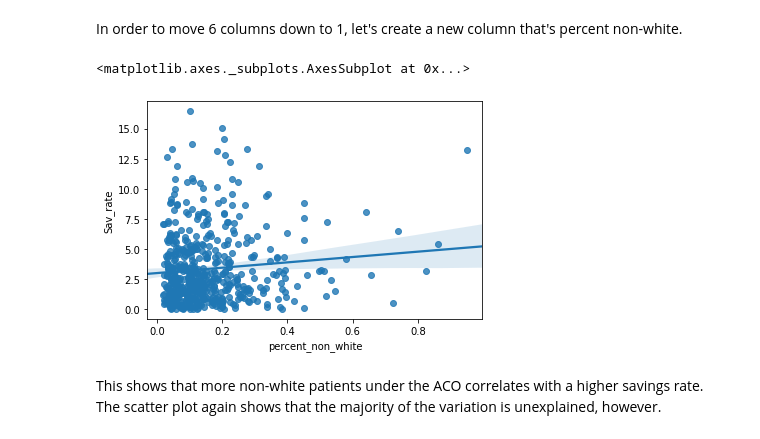
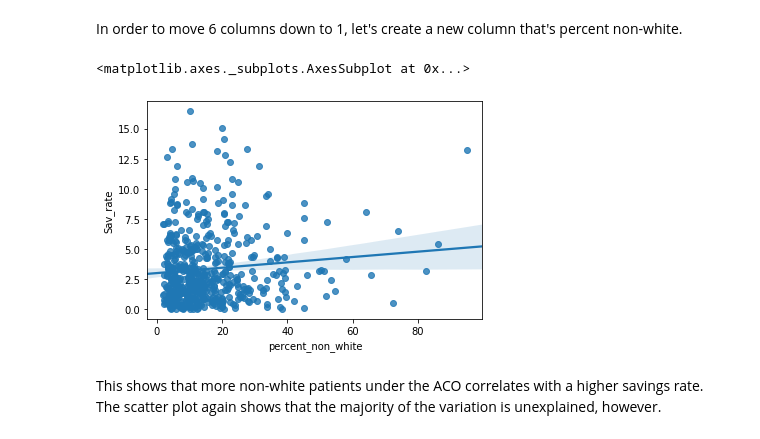
Before and after one commit to MSHCT-DellMed/MSHCT, a Jupyter notebook: ACO Data Analysis.ipynb, the cells around one changed output. Cells and saved outputs as stored; diff of their text form; code cells hidden in the pictures.

```diff
--- a/ACO Data Analysis.ipynb
+++ b/ACO Data Analysis.ipynb
@@ -805,12 +824,12 @@ df[['N_Ben_Race_White', 'N_Ben_Race_Black', 'N_Ben_Race_Asian', 'N_Ben_Race_Hisp
 In order to move 6 columns down to 1, let's create a new column that's percent non-white.
 # %%
 df['percent_white'] = df['N_Ben_Race_White'] / df[['N_Ben_Race_White', 'N_Ben_Race_Black', 'N_Ben_Race_Asian', 'N_Ben_Race_Hisp', 'N_Ben_Race_Native', 'N_Ben_Race_Other']].sum(axis=1)
-df['percent_non_white'] = 1 - df['percent_white']
+df['percent_non_white'] = (1 - df['percent_white']) * 100
 
 sns.regplot(data=df, x='percent_non_white', y='Sav_rate')
 # %% [output]
 <matplotlib.axes._subplots.AxesSubplot at 0x...>
-[figure, old version]
+[figure, new version]
 # %% [markdown]
 This shows that more non-white patients under the ACO correlates with a higher savings rate. The scatter plot again shows that the majority of the variation is unexplained, however.
 # %% [markdown]
```
Also changed, not shown: parts of 39 cells of this notebook.
